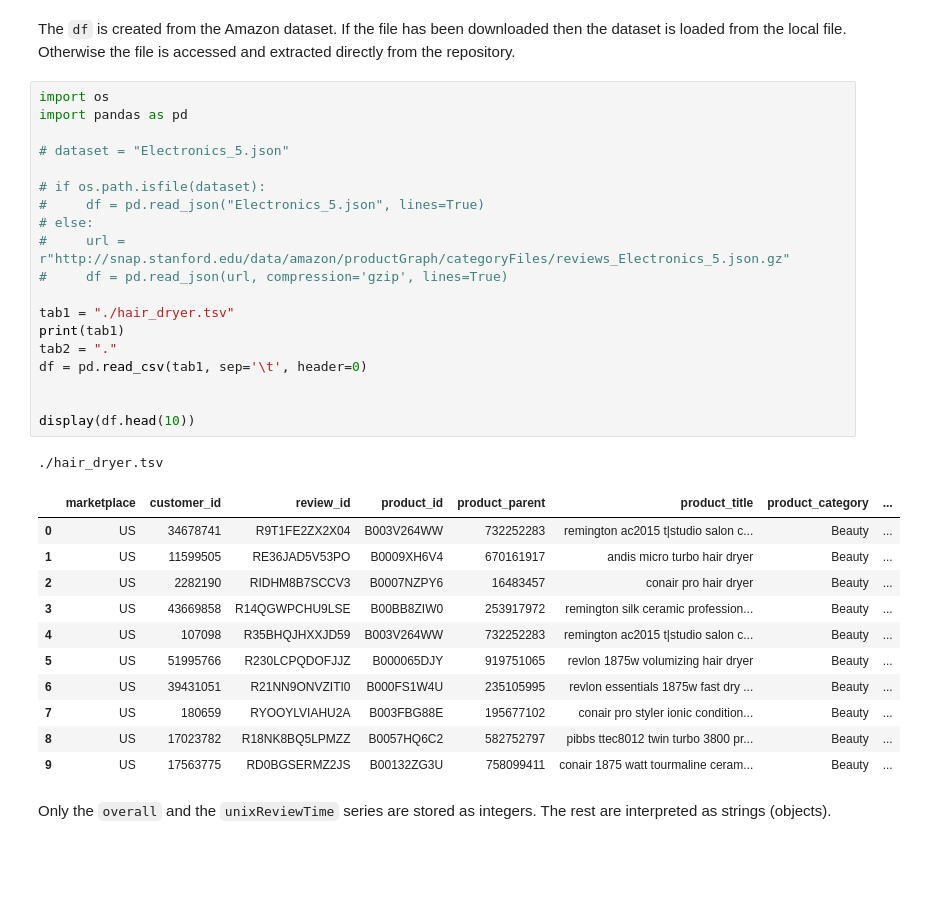
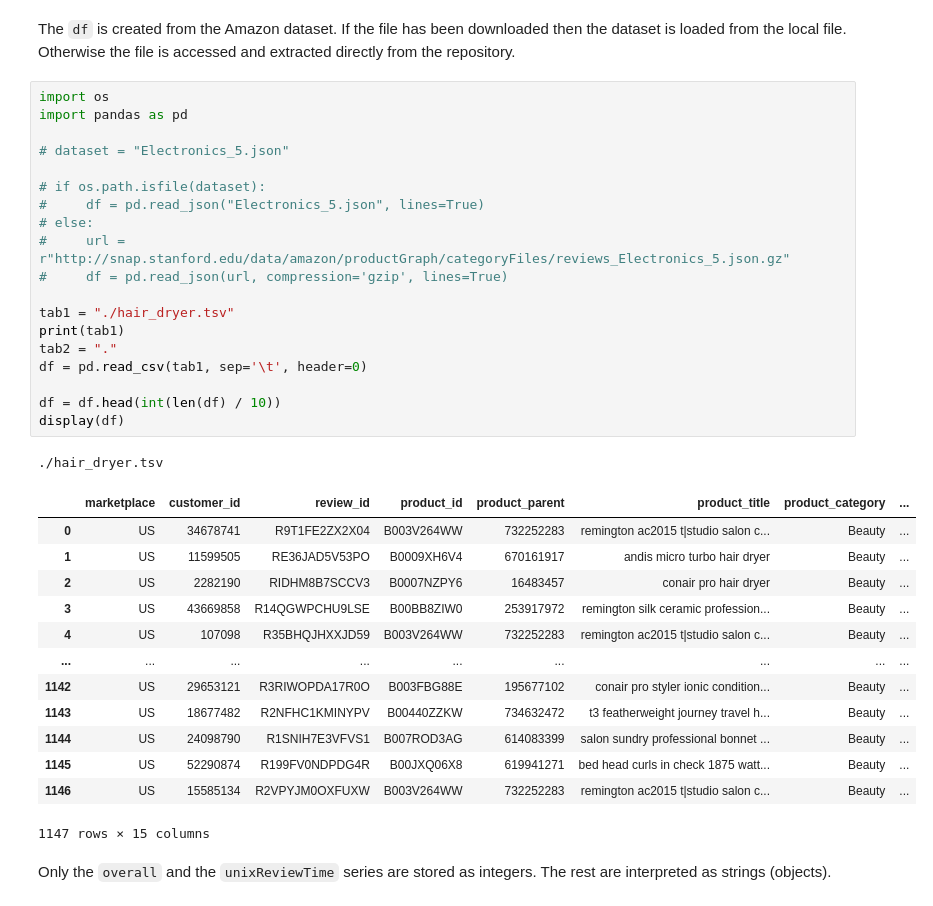
Before and after one commit to Ryan0v0/MCM2020_problemC, a Jupyter notebook: Amazon Reviews NLP.ipynb, the cells around one changed output. Cells and saved outputs as stored; diff of their text form; blank space fills up the shorter version.

```diff
--- a/Amazon Reviews NLP.ipynb
+++ b/Amazon Reviews NLP.ipynb
@@ -42,35 +42,37 @@ The `df` is created from the Amazon dataset. If the file has been downloaded the
 # %%
 import os
 import pandas as pd
 
 # dataset = "Electronics_5.json"
 
 # if os.path.isfile(dataset):
 #     df = pd.read_json("Electronics_5.json", lines=True)
 # else:
 #     url = r"http://snap.stanford.edu/data/amazon/productGraph/categoryFiles/reviews_Electronics_5.json.gz"
 #     df = pd.read_json(url, compression='gzip', lines=True)
 
 tab1 = "./hair_dryer.tsv"
 print(tab1)
 tab2 = "."
 df = pd.read_csv(tab1, sep='\t', header=0)
 
-
-display(df.head(10))
+df = df.head(int(len(df) / 10))
+display(df)
 # %% [output]
 ./hair_dryer.tsv
 |  | marketplace | customer_id | review_id | product_id | product_parent | product_title | product_category | ... |
 | 0 | US | 34678741 | R9T1FE2ZX2X04 | B003V264WW | 732252283 | remington ac2015 t|studio salon c... | Beauty | ... |
 | 1 | US | 11599505 | RE36JAD5V53PO | B0009XH6V4 | 670161917 | andis micro turbo hair dryer | Beauty | ... |
 | 2 | US | 2282190 | RIDHM8B7SCCV3 | B0007NZPY6 | 16483457 | conair pro hair dryer | Beauty | ... |
 | 3 | US | 43669858 | R14QGWPCHU9LSE | B00BB8ZIW0 | 253917972 | remington silk ceramic profession... | Beauty | ... |
 | 4 | US | 107098 | R35BHQJHXXJD59 | B003V264WW | 732252283 | remington ac2015 t|studio salon c... | Beauty | ... |
-| 5 | US | 51995766 | R230LCPQDOFJJZ | B000065DJY | 919751065 | revlon 1875w volumizing hair dryer | Beauty | ... |
-| 6 | US | 39431051 | R21NN9ONVZITI0 | B000FS1W4U | 235105995 | revlon essentials 1875w fast dry ... | Beauty | ... |
-| 7 | US | 180659 | RYOOYLVIAHU2A | B003FBG88E | 195677102 | conair pro styler ionic condition... | Beauty | ... |
-| 8 | US | 17023782 | R18NK8BQ5LPMZZ | B0057HQ6C2 | 582752797 | pibbs ttec8012 twin turbo 3800 pr... | Beauty | ... |
-| 9 | US | 17563775 | RD0BGSERMZ2JS | B00132ZG3U | 758099411 | conair 1875 watt tourmaline ceram... | Beauty | ... |
+| ... | ... | ... | ... | ... | ... | ... | ... | ... |
+| 1142 | US | 29653121 | R3RIWOPDA17R0O | B003FBG88E | 195677102 | conair pro styler ionic condition... | Beauty | ... |
+| 1143 | US | 18677482 | R2NFHC1KMINYPV | B00440ZZKW | 734632472 | t3 featherweight journey travel h... | Beauty | ... |
+| 1144 | US | 24098790 | R1SNIH7E3VFVS1 | B007ROD3AG | 614083399 | salon sundry professional bonnet ... | Beauty | ... |
+| 1145 | US | 52290874 | R199FV0NDPDG4R | B00JXQ06X8 | 619941271 | bed head curls in check 1875 watt... | Beauty | ... |
+| 1146 | US | 15585134 | R2VPYJM0OXFUXW | B003V264WW | 732252283 | remington ac2015 t|studio salon c... | Beauty | ... |
+1147 rows × 15 columns
 # %% [markdown]
 Only the `overall` and the `unixReviewTime` series are stored as integers. The rest are interpreted as strings (objects).
 # %%
```
Also changed, not shown: parts of 62 cells of this notebook.
